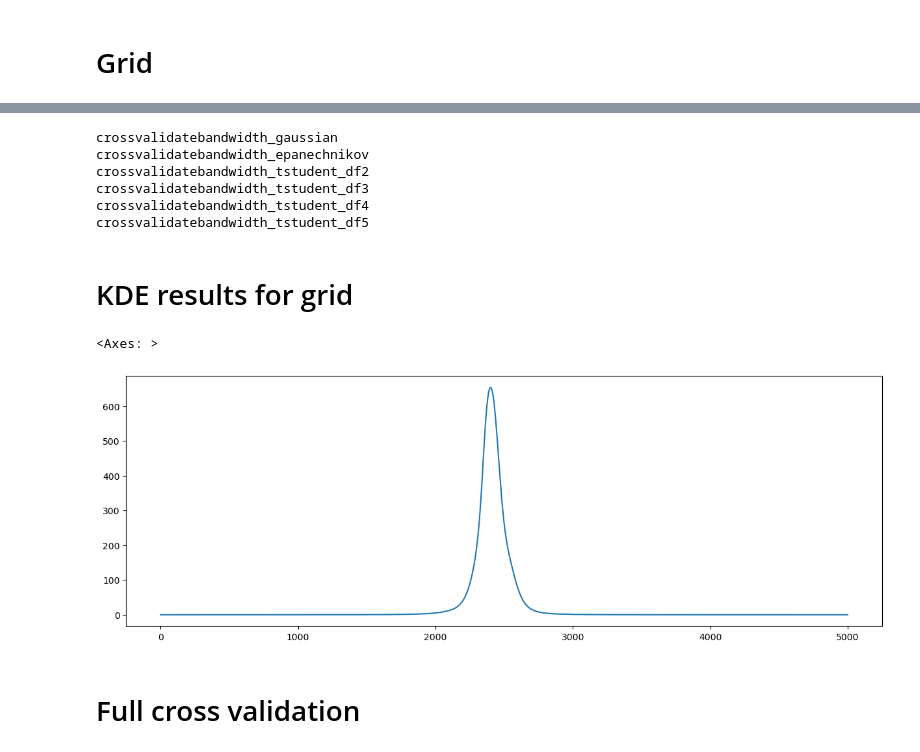
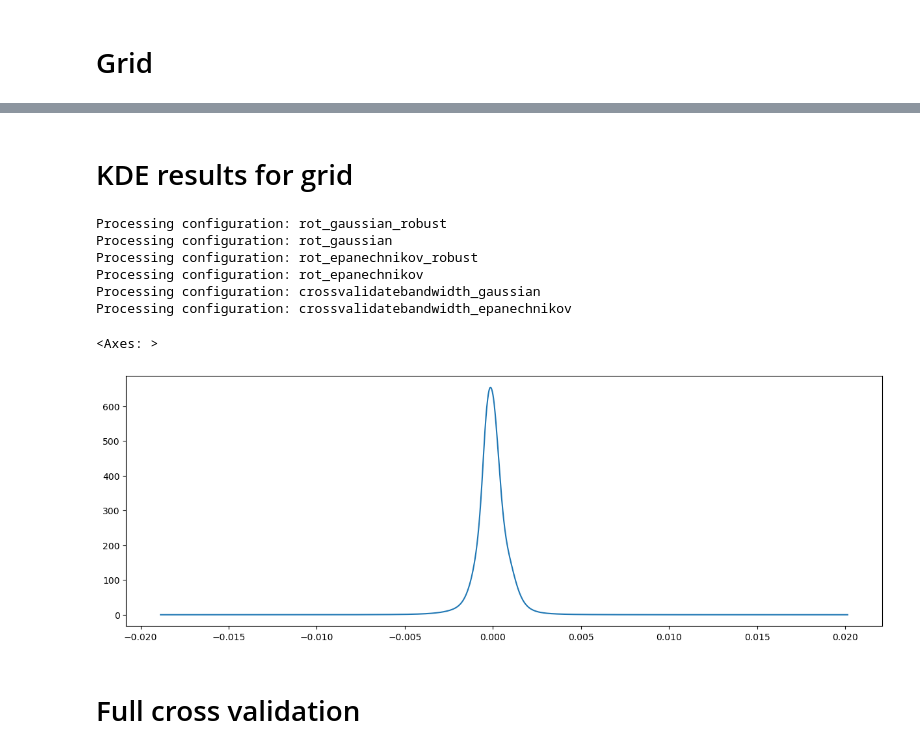
Before and after one commit to matheus-vizzotto/densities4risk, a Jupyter notebook: notebooks/13_cross_validation.ipynb, the cells around one changed output, grey strips where cells are left out. Cells and saved outputs as stored; diff of their text form; code cells hidden in the pictures.

```diff
--- a/notebooks/13_cross_validation.ipynb
+++ b/notebooks/13_cross_validation.ipynb
@@ -123,11 +99,0 @@ density_param_grid
-# %%
-for model, params in density_param_grid.items():
-    if "cross" in model:
-        print(model)
-# %% [output]
-crossvalidatebandwidth_gaussian
-crossvalidatebandwidth_epanechnikov
-crossvalidatebandwidth_tstudent_df2
-crossvalidatebandwidth_tstudent_df3
-crossvalidatebandwidth_tstudent_df4
-crossvalidatebandwidth_tstudent_df5
@@ -165,11 +143,18 @@ for name, params in density_param_grid.items():
     # for col_name in df_densities.columns:
     #     plt.plot(df_grids.loc[:,col_name], df_densities.loc[:,col_name])
     # plt.show()
+# %% [output]
+Processing configuration: rot_gaussian_robust
+Processing configuration: rot_gaussian
+Processing configuration: rot_epanechnikov_robust
+Processing configuration: rot_epanechnikov
+Processing configuration: crossvalidatebandwidth_gaussian
+Processing configuration: crossvalidatebandwidth_epanechnikov
 # %%
-results['adaptivebandwidth_tstudent_df2']["df_densities"].iloc[:,10].plot(legend=False, figsize=(15,5))
+results['adaptivebandwidth_t-student_df=2']["df_densities"].iloc[:,10].plot(legend=False, figsize=(15,5))
 # %% [output]
 <Axes: >
-[figure, old version]
+[figure, new version]
 # %% [markdown]
 # Full cross validation
 # %% [markdown]
```
Also changed, not shown: parts of 9 cells of this notebook, 1 other file.
